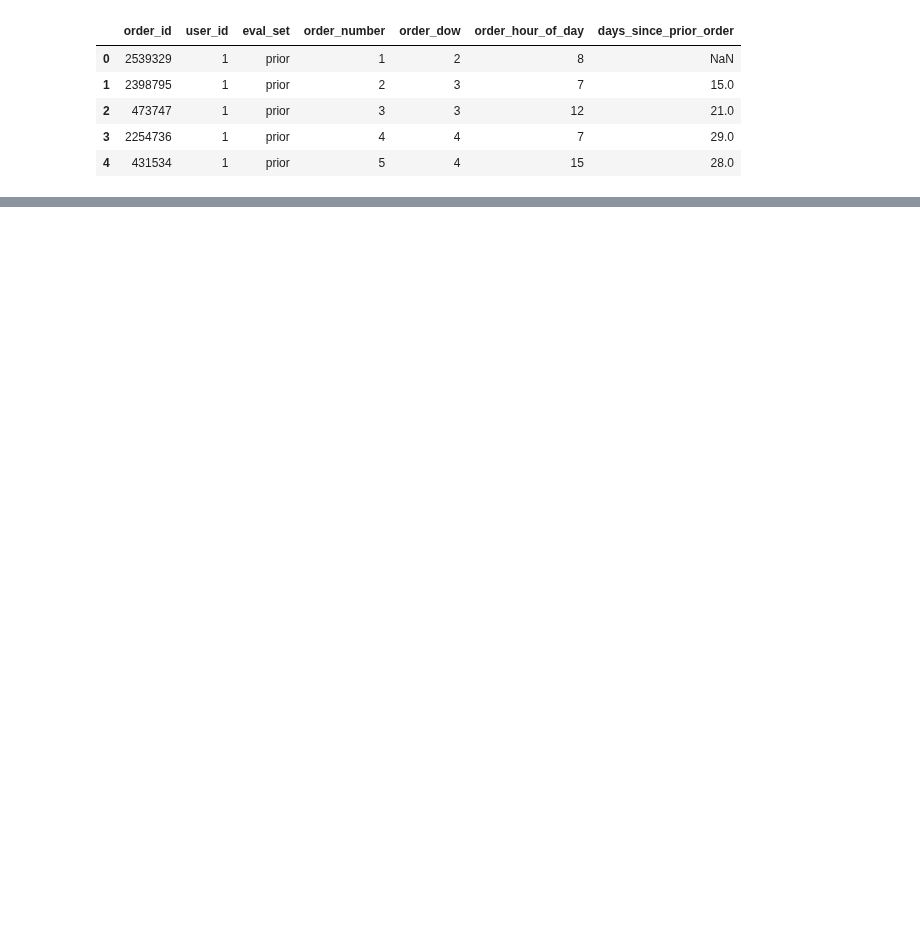
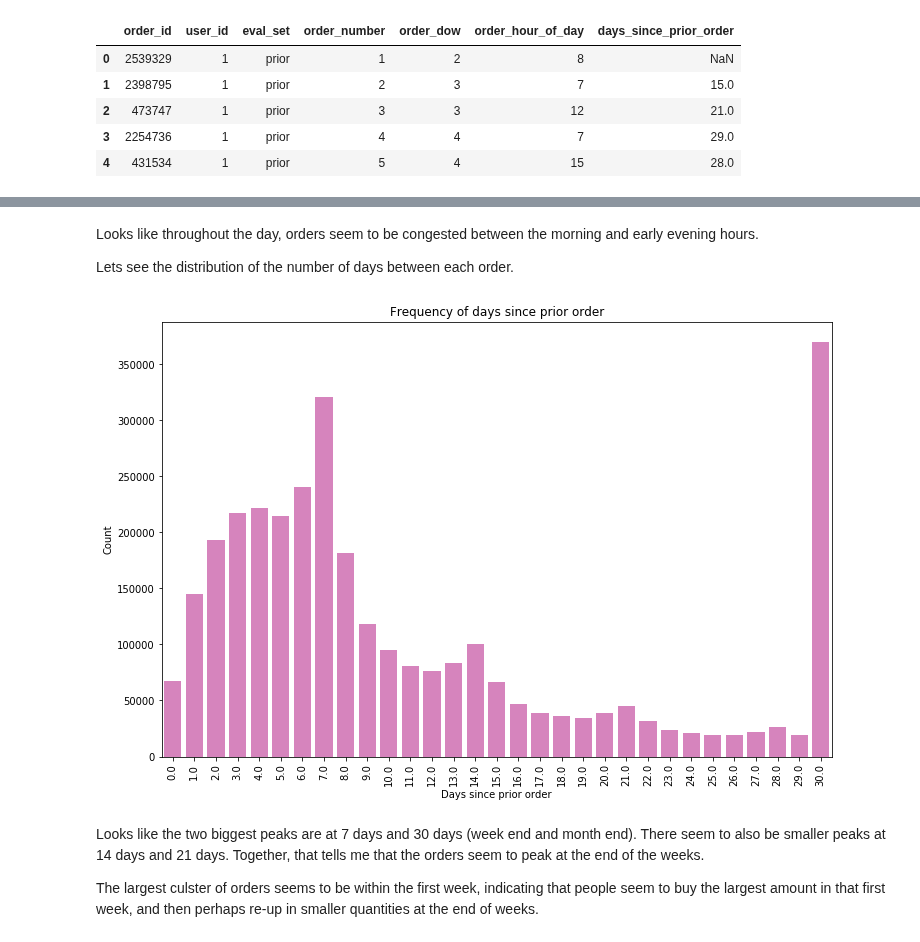
Before and after one commit to Edwardp17/Kaggle, a Jupyter notebook: instacart/instacart.ipynb, the cells around one changed output, grey strips where cells are left out. Saved outputs shown, nothing was run; the diff lists cells and outputs as text; code cells hidden in the pictures; blank space fills up the shorter version.

```diff
--- a/instacart/instacart.ipynb
+++ b/instacart/instacart.ipynb
@@ -90,0 +134,18 @@ plt.show()
+# %% [markdown]
+Looks like throughout the day, orders seem to be congested between the morning and early evening hours.
+
+Lets see the distribution of the number of days between each order.
+# %%
+plt.figure(figsize=(12,8))
+sns.countplot(x='days_since_prior_order',data=orders_df,color=color[6])
+plt.ylabel('Count')
+plt.xlabel('Days since prior order')
+plt.xticks(rotation='vertical')
+plt.title('Frequency of days since prior order')
+plt.show()
+# %% [output]
+[figure, added]
+# %% [markdown]
+Looks like the two biggest peaks are at 7 days and 30 days (week end and month end). There seem to also be smaller peaks at 14 days and 21 days. Together, that tells me that the orders seem to peak at the end of the weeks.
+
+The largest culster of orders seems to be within the first week, indicating that people seem to buy the largest amount in that first week, and then perhaps re-up in smaller quantities at the end of weeks.
```
Also changed, not shown: parts of 24 cells of this notebook.
